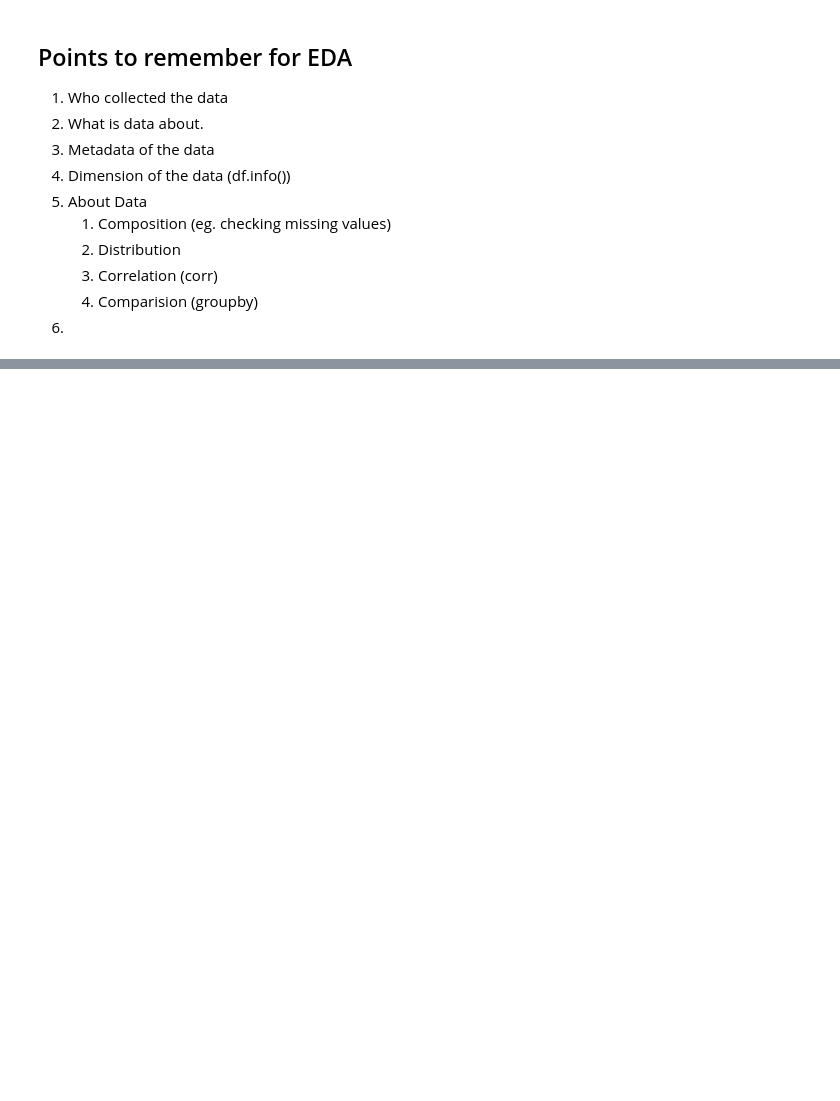
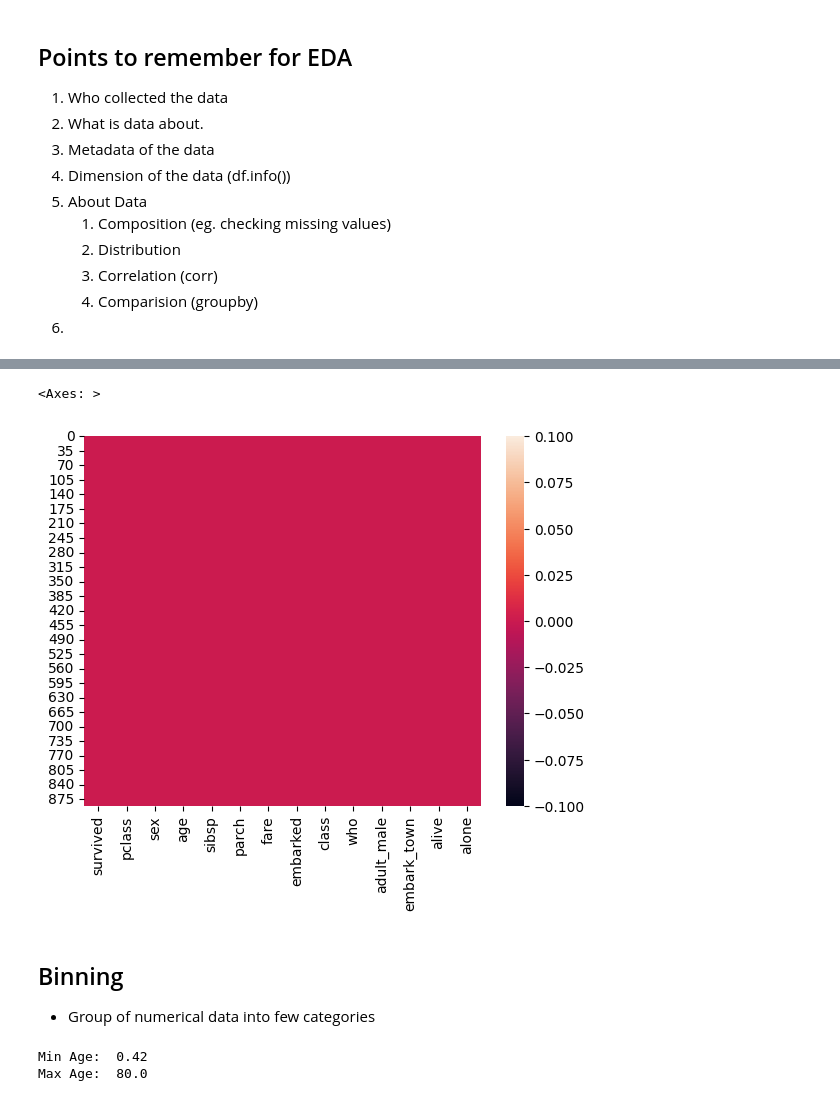
Before and after one commit to gak92/AI-DS2024, a Jupyter notebook: 01_eda/01_pandas.ipynb, the cells around one changed output, grey strips where cells are left out. Saved outputs shown, nothing was run; the diff lists cells and outputs as text; code cells hidden in the pictures; blank space fills up the shorter version.

Commit message:
fill null values, binning of data, and data filteration

```diff
--- a/01_eda/01_pandas.ipynb
+++ b/01_eda/01_pandas.ipynb
@@ -475,0 +496,3 @@ sns.pairplot(df)
+# %%
+# 1. drop the deck column from the dataset bcoz it has more than 70% missing values
+df.drop('deck', axis=1, inplace=True)
@@ -475,0 +524,8 @@ sns.pairplot(df)
+# %%
+# 2. filling the missing values of age column by the mean
+mean_age = df['age'].mean()
+df['age'].fillna(mean_age, inplace=True)
+# %%
+# 3. Fill embark and embark town with mode
+df['embark_town'].fillna(df['embark_town'].mode()[0], inplace=True)
+df['embarked'].fillna(df['embarked'].mode()[0], inplace=True)
@@ -475,0 +551,15 @@ sns.pairplot(df)
+# %%
+sns.heatmap(df.isnull())
+# %% [output]
+<Axes: >
+[figure, added]
+# %% [markdown]
+## Binning
+
+- Group of numerical data into few categories
+# %%
+print("Min Age: ", df['age'].min())
+print("Max Age: ", df['age'].max())
+# %% [output]
+Min Age:  0.42
+Max Age:  80.0
```
Also changed, not shown: parts of 18 cells of this notebook, 1 other file.
